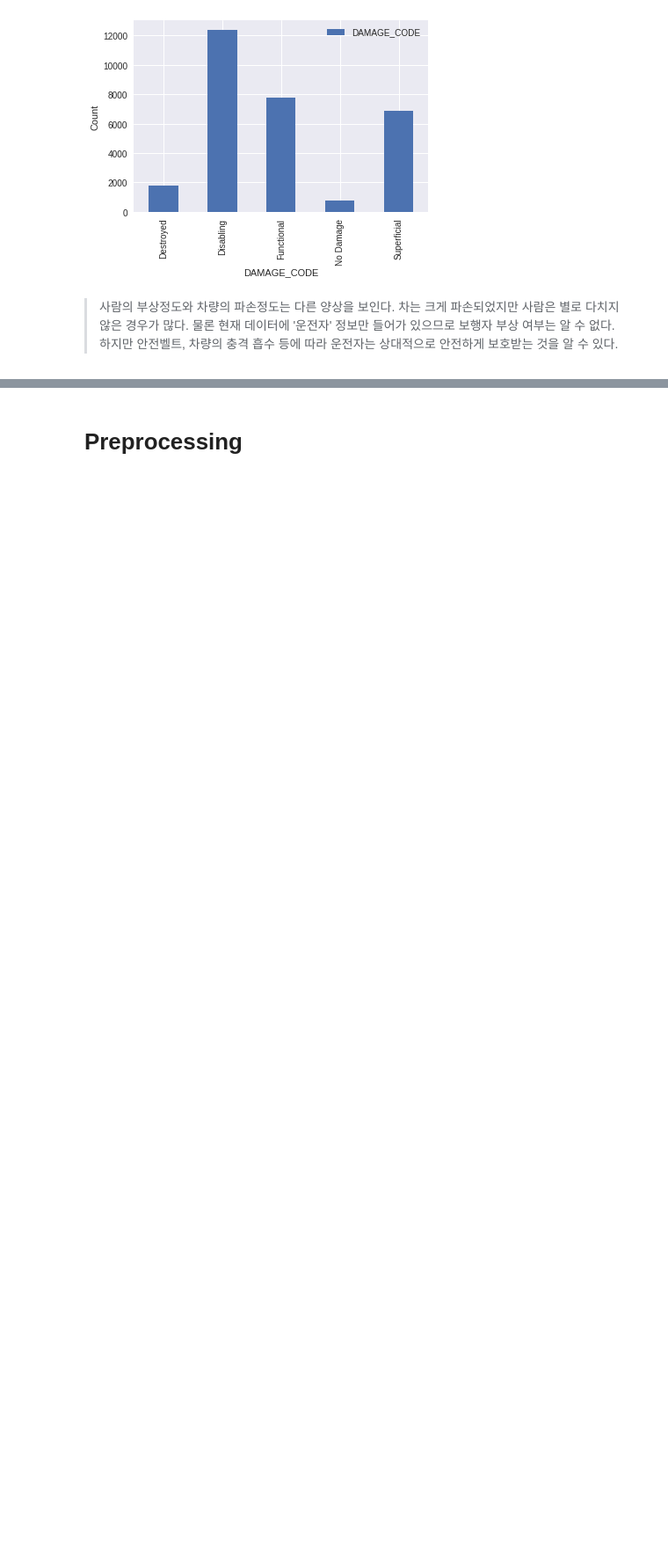
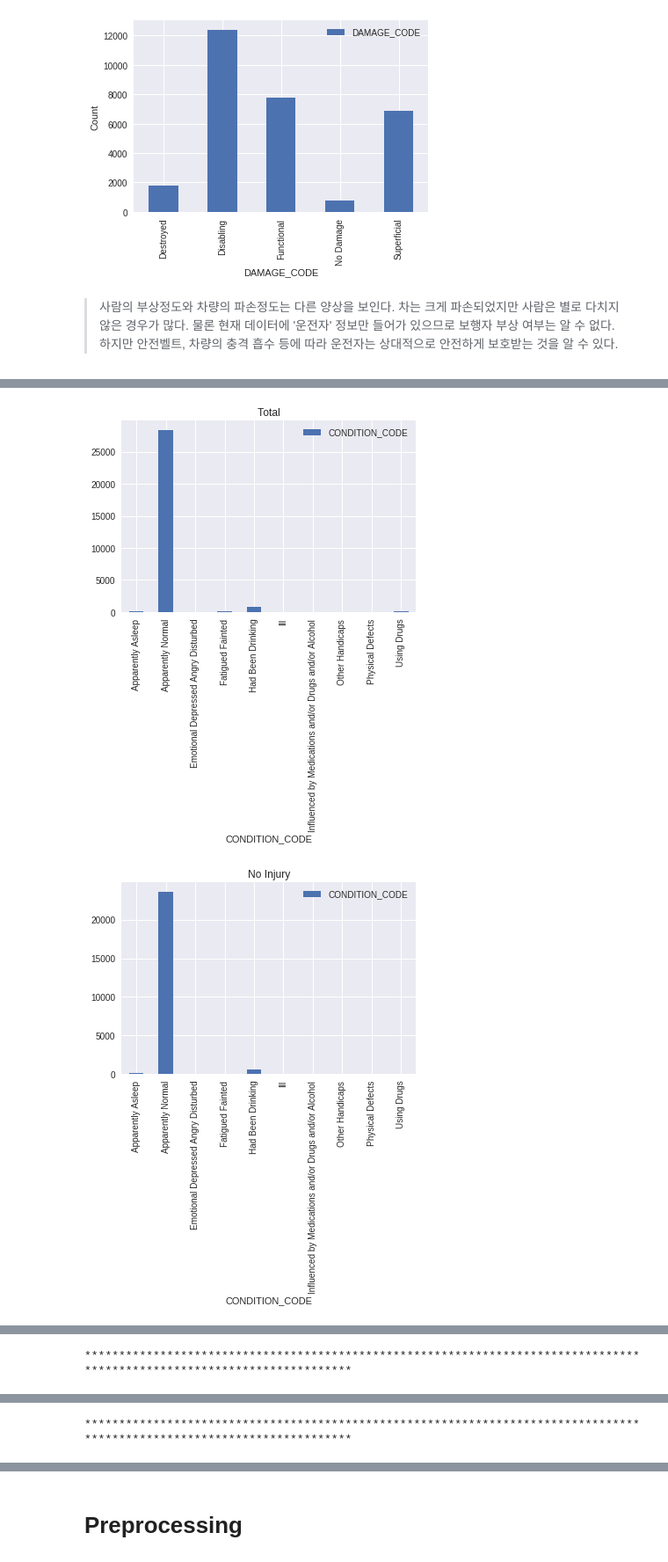
Before and after one commit to wonkim0512/DM, a Jupyter notebook: 06.formulation/06.formulation.ipynb, the cells around one changed output, grey strips where cells are left out. Shown at 88% size. Cells and saved outputs as stored; diff of their text form; code cells hidden in the pictures; blank space fills up the shorter version.

```diff
--- a/06.formulation/06.formulation.ipynb
+++ b/06.formulation/06.formulation.ipynb
@@ -73,3 +96,26 @@ plt.show()
 # %% [markdown]
 > 사람의 부상정도와 차량의 파손정도는 다른 양상을 보인다. 차는 크게 파손되었지만 사람은 별로 다치지 않은 경우가 많다.
 물론 현재 데이터에 '운전자' 정보만 들어가 있으므로 보행자 부상 여부는 알 수 없다. 하지만 안전벨트, 차량의 충격 흡수 등에 따라 운전자는 상대적으로 안전하게 보호받는 것을 알 수 있다.
+# %%
+no_injury_df = df[df["INJ_SEVER_CODE"] == "No Injury"]
+fatal_df = df[df["INJ_SEVER_CODE"] == "Fatal Injury"]
+disabled_df = df[df["INJ_SEVER_CODE"] == "Incapacitating/Disabled Injury"]
+# %%
+want_to_visualize = ['
+ 'CONDITION_CODE',
+ 'EQUIP_PROB_CODE',
+ 'INJ_SEVER_CODE',
+ 'SAF_EQUIP_CODE',
+ 'COLLISION_TYPE_CODE',
+ 'C_M_ZONE_FLAG',
+ 'JUNCTION_CODE',
+ 'LANE_CODE',
+ 'LIGHT_CODE',
+ 'RD_COND_CODE',
+ 'RD_DIV_CODE',
+ 'SURF_COND_CODE',
+ 'WEATHER_CODE',
+ 'AREA_DAMAGED_CODE_MAIN',
+ 'BODY_TYPE_CODE',
+ 'DAMAGE_CODE',
+ 'MOVEMENT_CODE',]
@@ -75,0 +131,22 @@ plt.show()
+# %%
+for col in want_to_visualize:
+    total_surf_type = df[[col]].groupby(df[col]).count()
+    total_surf_type.plot.bar()
+    plt.title("Total")
+
+    no_injury_surf_type = no_injury_df[[col]].groupby(df[col]).count()
+    no_injury_surf_type.plot.bar()
+    plt.title("No Injury")
+
+    fatal_surf_type = fatal_df[[col]].groupby(df[col]).count()
+    fatal_surf_type.plot.bar()
+    plt.title("Fatal")
+
+    disabled_surf_type = disabled_df[[col]].groupby(df[col]).count()
+    disabled_surf_type.plot.bar()
+    plt.title("Disabled")
+    plt.show()
+    print("*"*120)
+# %% [output]
+[figure, added]
+[figure, added]
@@ -75,0 +155 @@ plt.show()
+************************************************************************************************************************
@@ -75,0 +160 @@ plt.show()
+************************************************************************************************************************
```
Also changed, not shown: parts of 24 cells of this notebook.
